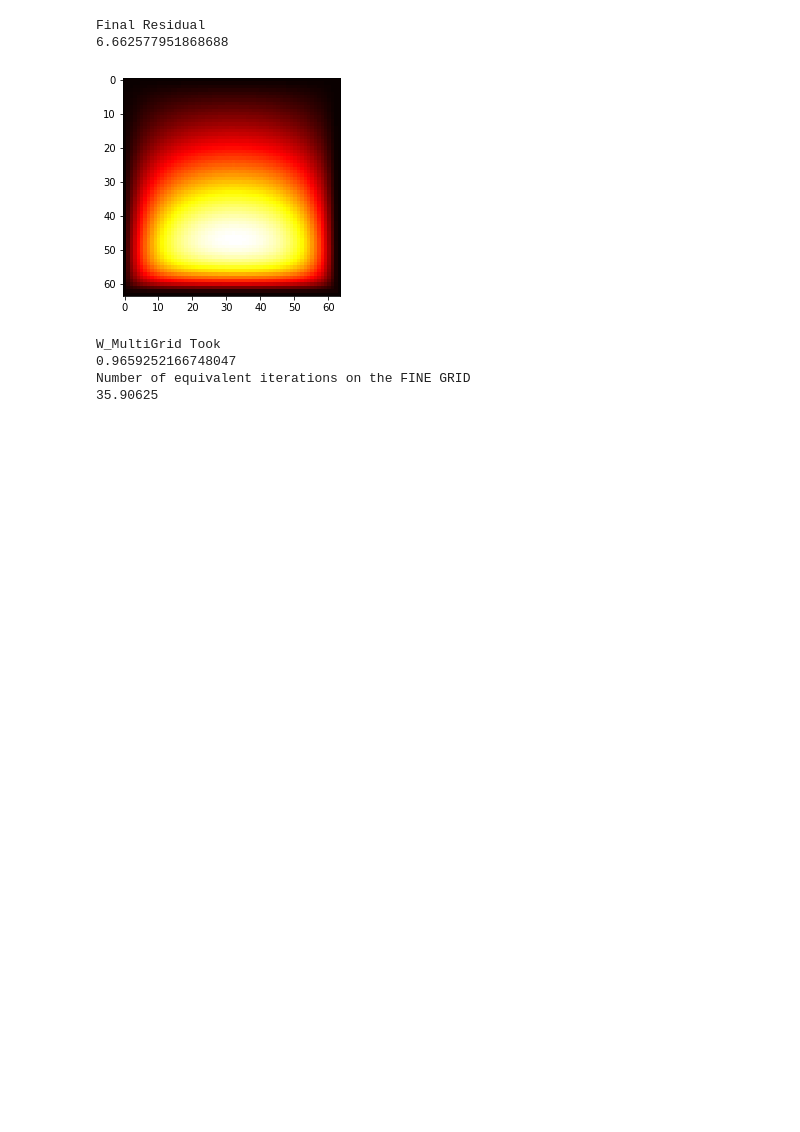
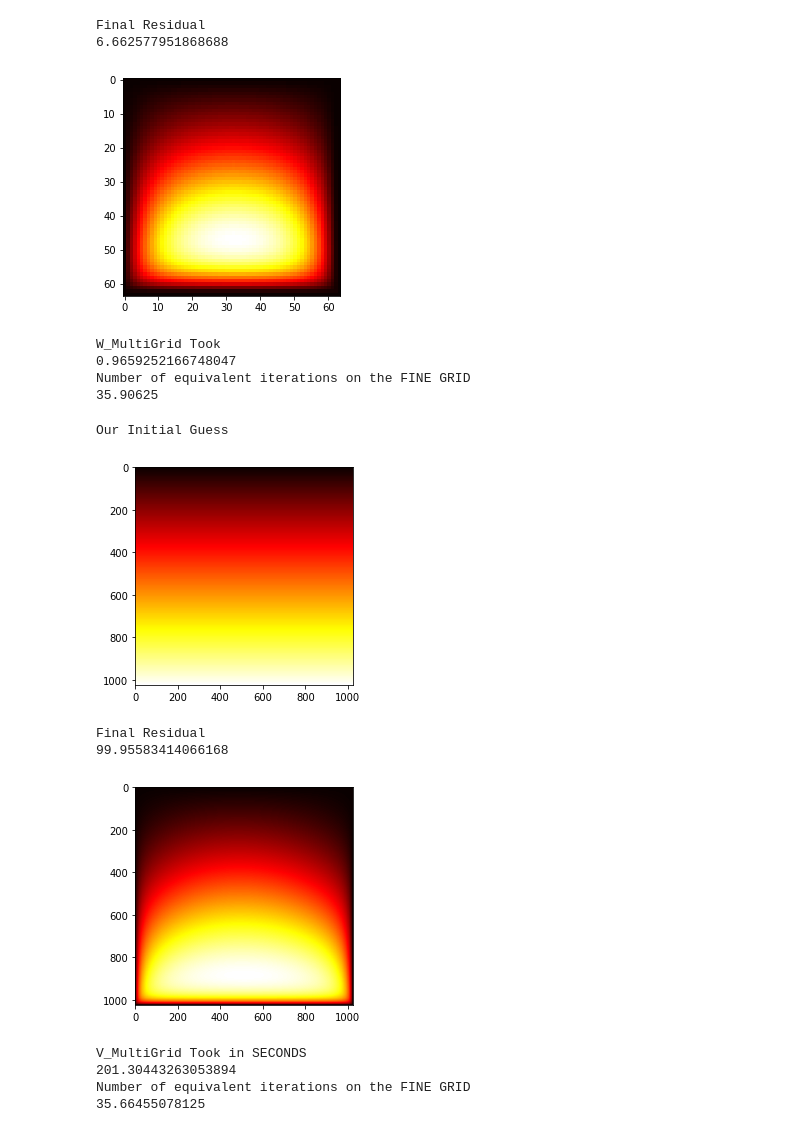
Before and after one commit to fadibechara/MultiGrid, a Jupyter notebook: MultiGrid_Isotropic.ipynb, the cells around one changed output. Drawn from its saved outputs; the diff is of its cells as text; code cells hidden in the pictures; blank space fills up the shorter version.

```diff
--- a/MultiGrid_Isotropic.ipynb
+++ b/MultiGrid_Isotropic.ipynb
@@ -217,7 +234,7 @@ def sparse_solver(A, b, x, omega=1.5, eps=_eps, maxiter=_maxiter, sor=1):
     elapsed_time = time.time() - start_time
     return x, residual_history, disp_history, count
 # %%
-def v_multigrid(x, min=2, omega=1.633, sig=1, sor=1, mode_restrict=0):
+def v_multigrid(x, min=4, omega=1.633, sig=1, sor=1, mode_restrict=0):
   if (mode_restrict==0) : rest = restrict_injection
   elif (mode_restrict==1) : rest = restrict_half
   elif (mode_restrict==2) : rest = restrict_full
@@ -720,3 +730,15 @@ W_MultiGrid Took
 0.9659252166748047
 Number of equivalent iterations on the FINE GRID
 35.90625
+# %%
+x, v_full_residual = v_multigrid(u, min=6, omega=0.6, sig=0.5, sor=1, mode_restrict=2)
+# %% [output]
+Our Initial Guess
+[figure, added]
+Final Residual
+99.95583414066168
+[figure, added]
+V_MultiGrid Took in SECONDS
+201.30443263053894
+Number of equivalent iterations on the FINE GRID
+35.66455078125
```
Also changed, not shown: parts of 16 cells of this notebook.
